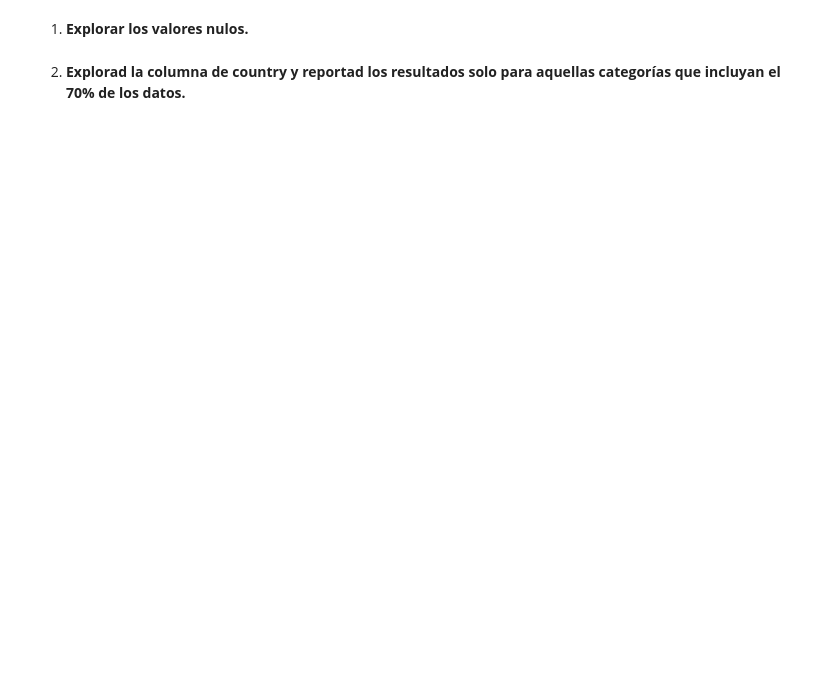
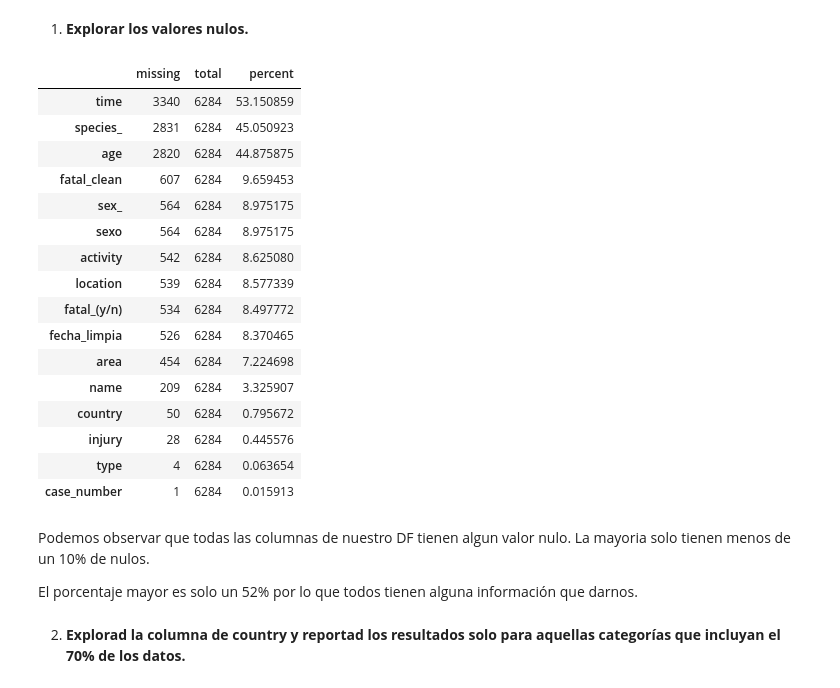
Before and after one commit to Adalab/DA-promo-A-module-2-pairprog-2-pair-3-Alicia-Laura, a Jupyter notebook: EDA/Pair_EDA_2.ipynb, the cells around one changed output. Cells and saved outputs as stored; diff of their text form; code cells hidden in the pictures; blank space fills up the shorter version.

```diff
--- a/EDA/Pair_EDA_2.ipynb
+++ b/EDA/Pair_EDA_2.ipynb
@@ -7,4 +14,28 @@ import sidetable
 # %% [markdown]
 1. **Explorar los valores nulos.**
+# %%
+df.stb.missing([df.columns])
+# %% [output]
+|  | missing | total | percent |
+| time | 3340 | 6284 | 53.150859 |
+| species_ | 2831 | 6284 | 45.050923 |
+| age | 2820 | 6284 | 44.875875 |
+| fatal_clean | 607 | 6284 | 9.659453 |
+| sex_ | 564 | 6284 | 8.975175 |
+| sexo | 564 | 6284 | 8.975175 |
+| activity | 542 | 6284 | 8.625080 |
+| location | 539 | 6284 | 8.577339 |
+| fatal_(y/n) | 534 | 6284 | 8.497772 |
+| fecha_limpia | 526 | 6284 | 8.370465 |
+| area | 454 | 6284 | 7.224698 |
+| name | 209 | 6284 | 3.325907 |
+| country | 50 | 6284 | 0.795672 |
+| injury | 28 | 6284 | 0.445576 |
+| type | 4 | 6284 | 0.063654 |
+| case_number | 1 | 6284 | 0.015913 |
+# %% [markdown]
+Podemos observar que todas las columnas de nuestro DF tienen algun valor nulo. La mayoria solo tienen menos de un 10% de nulos.
+
+El porcentaje mayor es solo un 52% por lo que todos tienen alguna información que darnos.
 # %% [markdown]
 2. **Explorad la columna de country y reportad los resultados solo para aquellas categorías que incluyan el 70% de los datos.**
```
Also changed, not shown: parts of 13 cells of this notebook.
